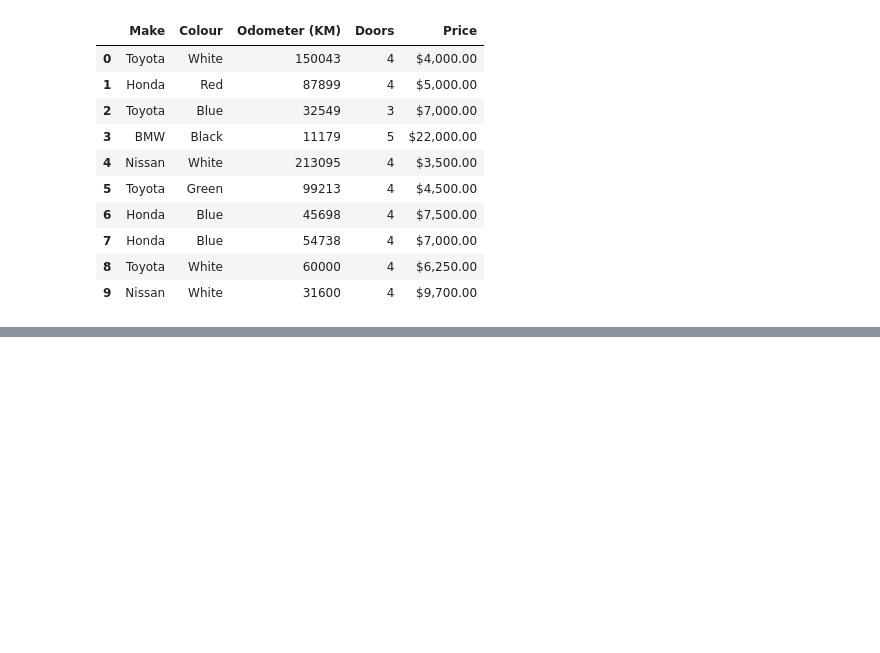
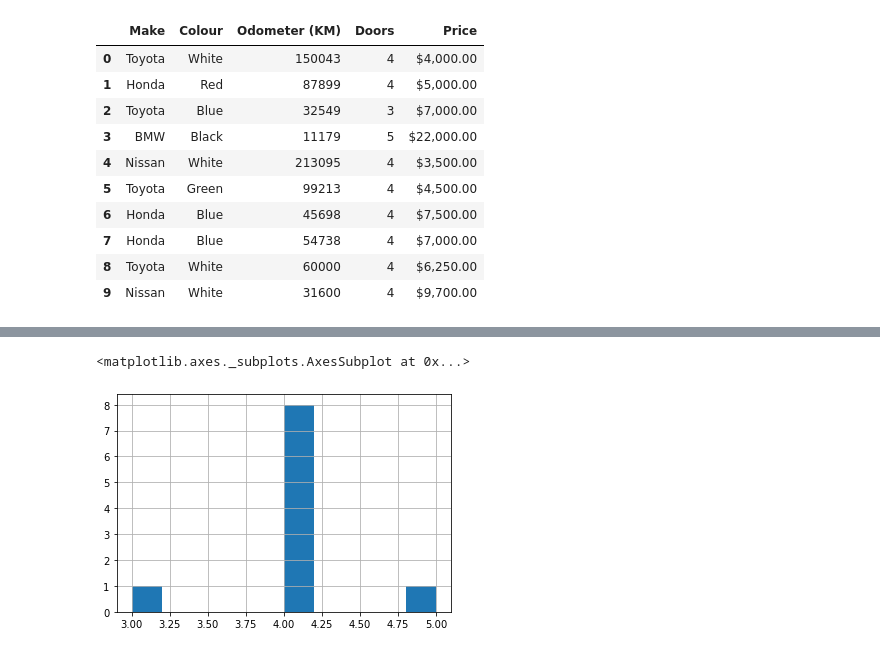
Before and after one commit to ineelhere/Machine-Learning-and-Data-Science, a Jupyter notebook: Pandas: Data Analysis/pandas.ipynb, the cells around one changed output, grey strips where cells are left out. Saved outputs shown, nothing was run; the diff lists cells and outputs as text; code cells hidden in the pictures; blank space fills up the shorter version.

```diff
--- a/Pandas: Data Analysis/pandas.ipynb
+++ b/Pandas: Data Analysis/pandas.ipynb
@@ -81,0 +470,6 @@ temp
+# %%
+#histogram
+df.Doors.hist()
+# %% [output]
+<matplotlib.axes._subplots.AxesSubplot at 0x...>
+[figure, added]
```
Also changed, not shown: parts of 53 cells of this notebook.
